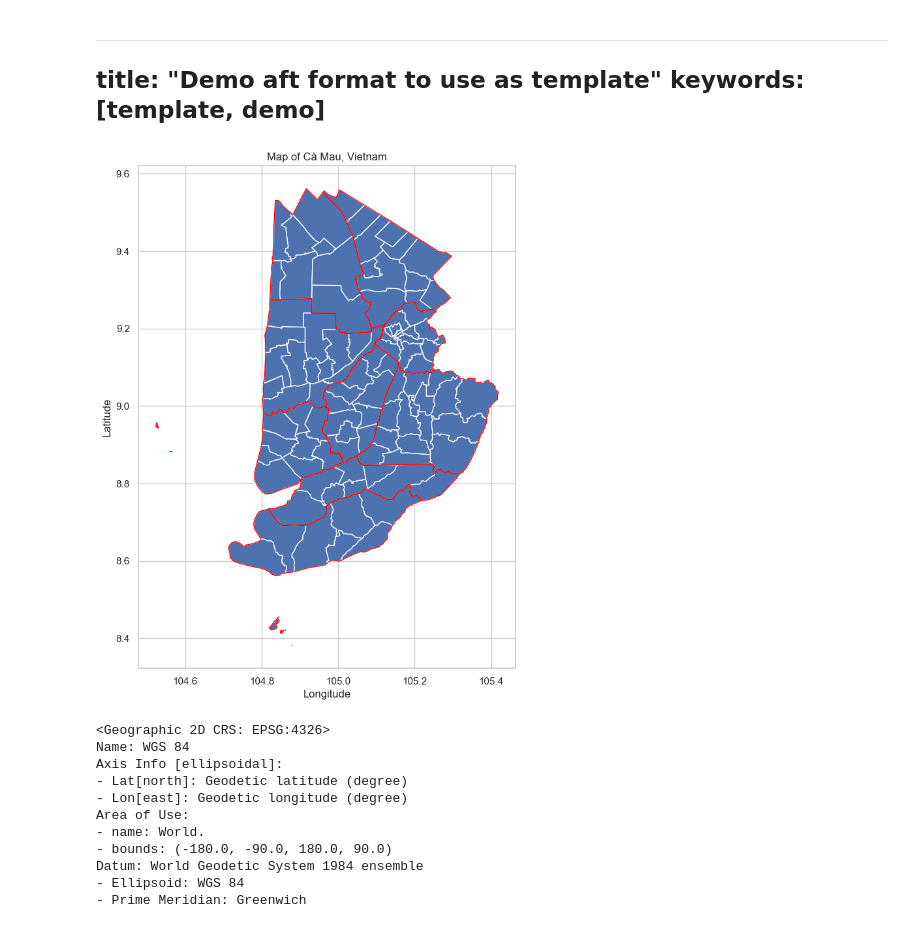
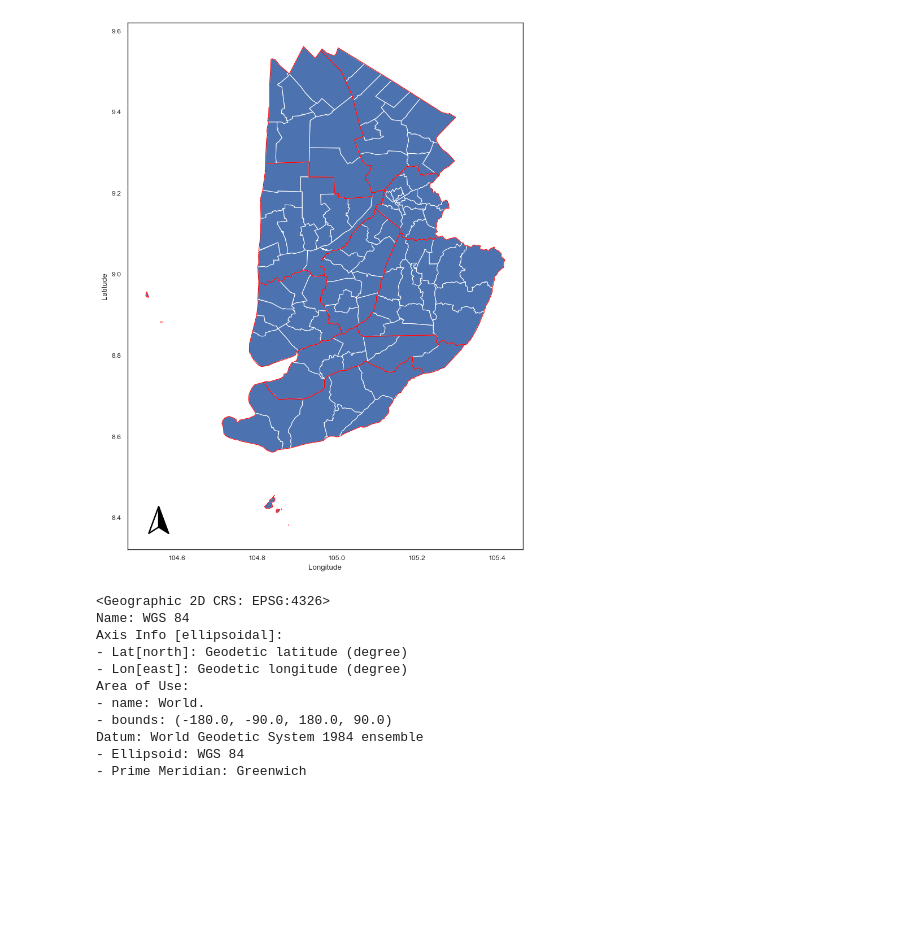
Before and after one commit to longbui/sptb, a Jupyter notebook: analysis.ipynb, the cells around one changed output. Saved outputs shown, nothing was run; the diff lists cells and outputs as text; code cells hidden in the pictures; blank space fills up the shorter version.

```diff
--- a/analysis.ipynb
+++ b/analysis.ipynb
@@ -1,13 +1,9 @@
-# %% [markdown]
----
-title: "Demo aft format to use as template"
-keywords: [template, demo]
----
 # %%
 import geopandas as gpd
 import matplotlib.pyplot as plt
 import seaborn as sns
-sns.set(style="whitegrid")
+import matplotlib.image as mpimg
+sns.set_theme(context='paper', style='white')
 # Loading the GeoJSON file
 # %%
 cpath = 'data/map/camau_final.geojson'
@@ -15,20 +11,27 @@ cmap = gpd.read_file(cpath)
 # %%
 dpath = 'data/map/cm_districtn.json'
 dmap = gpd.read_file(dpath)
+# %%
+arrow = mpimg.imread('img/arrow.png')
 # %%
 # Plotting the data
 fig, ax = plt.subplots(1, 1, figsize=(10, 10))
 cmap.plot(ax=ax)
 dmap.plot(ax=ax, edgecolor='red', facecolor="none")
 
 # Setting labels and title
-ax.set_title('Map of Cà Mau, Vietnam')
+ax.set_title('')
 ax.set_xlabel('Longitude')
 ax.set_ylabel('Latitude')
 
+inset_ax = fig.add_axes([0.18, 0.08, 0.05, 0.05])  # Adjust [left, bottom, width, height] as needed
+inset_ax.imshow(arrow)
+inset_ax.axis('off')
+plt.tight_layout()
+
 plt.show()
 # %% [output]
-[figure, old version]
+[figure, new version]
 # %%
 cmap.crs
 # %% [output]
```
